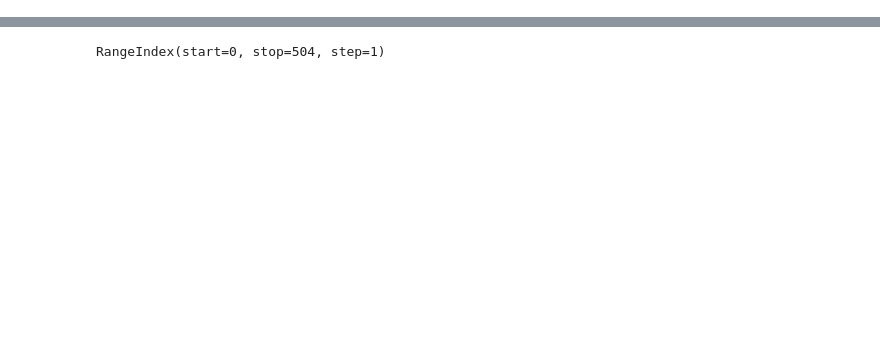
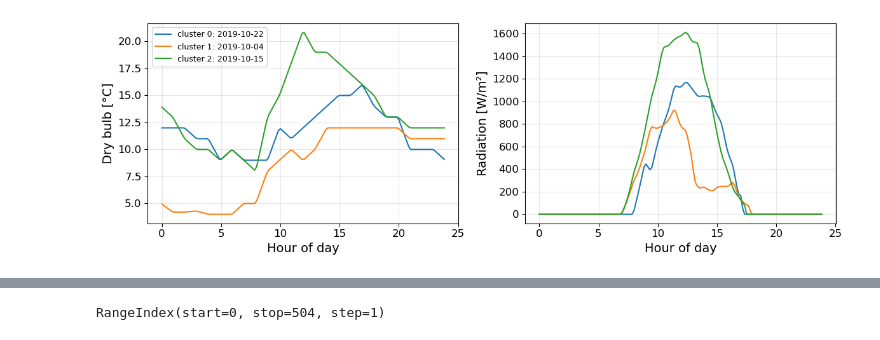
Before and after one commit to ClLuisa/DTFS, a Jupyter notebook: test_setup/prepare_test_setup_data.ipynb, the cells around one changed output, grey strips where cells are left out. Saved outputs shown, nothing was run; the diff lists cells and outputs as text; code cells hidden in the pictures; blank space fills up the shorter version.

```diff
--- a/test_setup/prepare_test_setup_data.ipynb
+++ b/test_setup/prepare_test_setup_data.ipynb
@@ -29,0 +16,21 @@ measurement_data
+# %%
+phase = "simulation_full_year_stuttgart"
+
+name_to_short_label = {
+    "simulation_full_year_stuttgart": "Stuttgart",
+    "simulation_full_year_essen": "Essen",
+    "simulation_full_year_garmisch": "Garmisch-P.",
+    "simulation_full_year_hamburg": "Hamburg",
+    "simulation_full_year_mannheim": "Mannheim",
+    "simulation_full_year_potsdam": "Potsdam"
+}
+
+path = fr"C:\Users\lkclu\Documents\GitHub\DTFS\results\control\{phase}\drl_ambient_adjusted\control_online_drl_ambient_adjusted.jsonl"
+clustering_data = pd.read_json(path, lines=True)
+clustering_df = pd.DataFrame(clustering_data["state"].tolist())
+
+year = 2019
+clustering_df.index = pd.date_range(f"{year}-10-01 00:00", periods=len(clustering_df),
+                                    freq="10min", name="timestamp")
+
+clustering_df.head()
@@ -29,0 +173,17 @@ measurement_data
+# %%
+rep_df = df[df["date"].isin(rep_days.values)]
+rep_by_cluster = {c: df[df["date"] == d] for c, d in rep_days.items()}
+
+colors = plt.cm.tab10.colors
+fig, axes = plt.subplots(1, 2, figsize=(12, 4))
+for c, g in rep_by_cluster.items():
+    tod = g.index.hour + g.index.minute / 60
+    lbl = f"cluster {c}: {g['date'].iloc[0].date()}"
+    axes[0].plot(tod, g["dry_bulb_temperature"], color=colors[c], label=lbl)
+    axes[1].plot(tod, g["total_horizontal_radiation"], color=colors[c])
+axes[0].set_ylabel("Dry bulb [°C]"); axes[1].set_ylabel("Radiation [W/m²]")
+for ax in axes: ax.set_xlabel("Hour of day"); ax.grid(alpha=0.3)
+axes[0].legend()
+plt.tight_layout(); plt.show()
+# %% [output]
+[figure, added]
```
Also changed, not shown: parts of 12 cells of this notebook, 30 other files.
